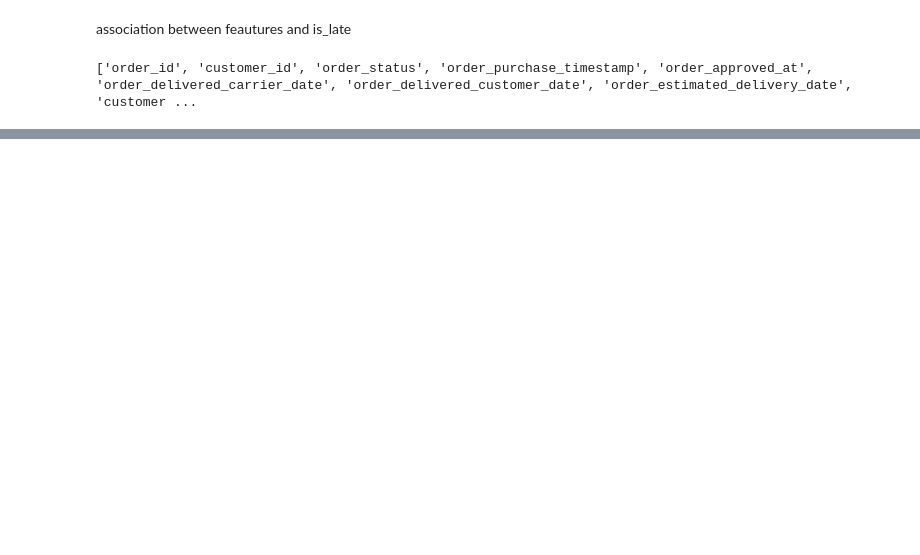
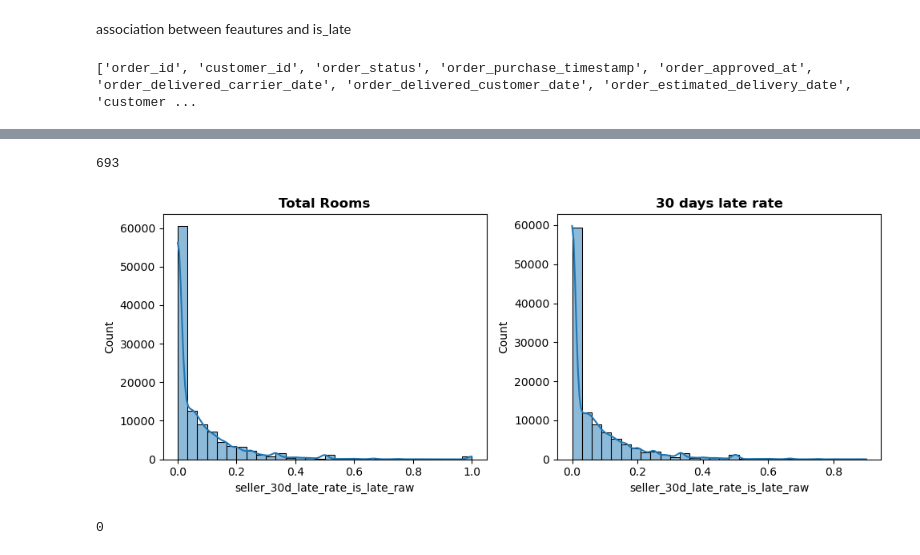
Before and after one commit to RioPramana21/Final-Project-Olist, a Jupyter notebook: preparation_notebooks/Olist ML_Jo.ipynb, the cells around one changed output, grey strips where cells are left out. Cells and saved outputs as stored; diff of their text form; code cells hidden in the pictures; blank space fills up the shorter version.

```diff
--- a/preparation_notebooks/Olist ML_Jo.ipynb
+++ b/preparation_notebooks/Olist ML_Jo.ipynb
@@ -392,0 +459,2 @@ for col in numerical_features:
+# %%
+df_pre = df.copy()
@@ -392,0 +509,29 @@ for col in numerical_features:
+# %%
+# handling outliers of total rooms
+df_pre[df_pre['seller_30d_late_rate_is_late_raw'] > 0.9].count()['seller_30d_late_rate_is_late_raw']
+# %% [output]
+693
+# %%
+# 30 days late rate data filtered
+df_pre = df_pre[(df_pre['seller_30d_late_rate_is_late_raw'] <= 0.9)]
+
+# Distribution before and after filtering
+fig, axes = plt.subplots(nrows=1, ncols=2, figsize=(10, 4))
+
+# Before filtering
+sns.histplot(df['seller_30d_late_rate_is_late_raw'], bins=30, kde=True, ax=axes[0])
+axes[0].set_title('Total Rooms', fontdict={'fontsize': 12, 'fontweight': 'bold'})
+
+# After filtering
+sns.histplot(df_pre['seller_30d_late_rate_is_late_raw'], bins=30, kde=True, ax=axes[1])
+axes[1].set_title('30 days late rate', fontdict={'fontsize': 12, 'fontweight': 'bold'})
+
+plt.tight_layout()
+plt.show()
+# %% [output]
+[figure, added]
+# %%
+# handling outliers of total rooms
+df_pre[df_pre['seller_90d_late_rate_is_late'] > 0.85].count()['seller_90d_late_rate_is_late']
+# %% [output]
+0
```
Also changed, not shown: parts of 16 cells of this notebook.
